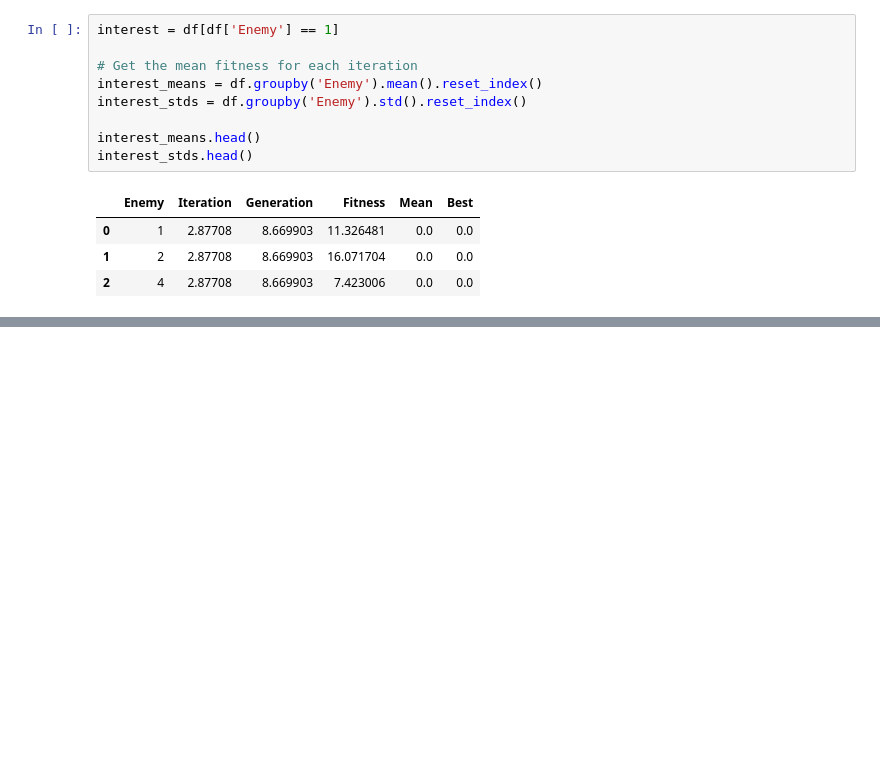
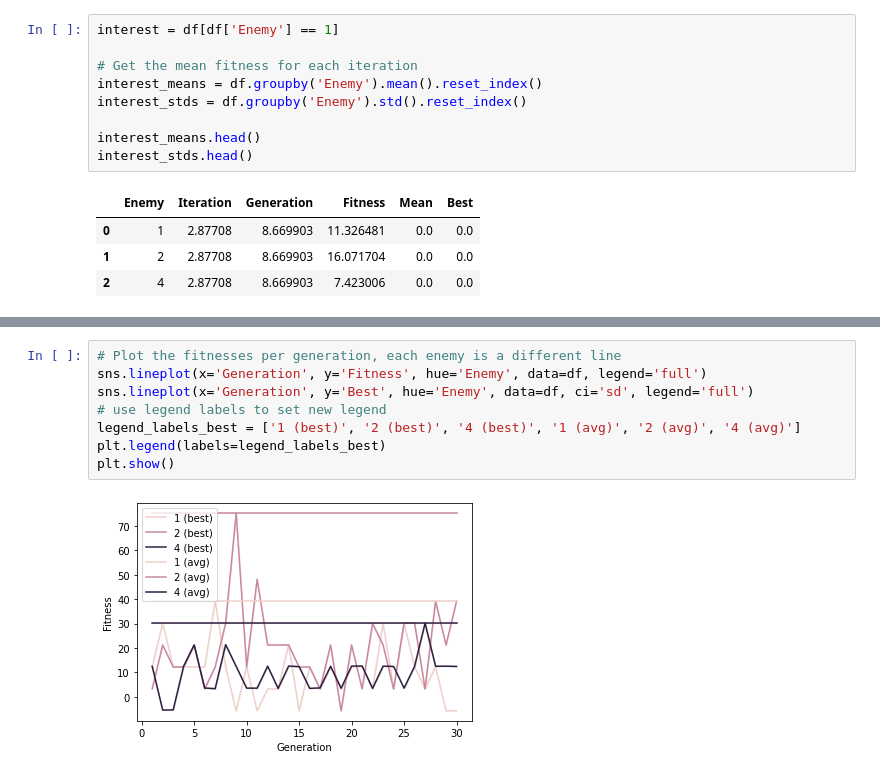
Before and after one commit to AashishSiddarth-1997/evoman_framework_G48, a Jupyter notebook: visualize.ipynb, the cells around one changed output, grey strips where cells are left out. Drawn from its saved outputs; the diff is of its cells as text; blank space fills up the shorter version.

```diff
--- a/visualize.ipynb
+++ b/visualize.ipynb
@@ -32,3 +84,13 @@ interest_stds.head()
+# %%
+# Plot the fitnesses per generation, each enemy is a different line
+sns.lineplot(x='Generation', y='Fitness', hue='Enemy', data=df, legend='full')
+sns.lineplot(x='Generation', y='Best', hue='Enemy', data=df, ci='sd', legend='full')
+# use legend labels to set new legend
+legend_labels_best = ['1 (best)', '2 (best)', '4 (best)', '1 (avg)', '2 (avg)', '4 (avg)']
+plt.legend(labels=legend_labels_best)
+plt.show()
+# %% [output]
+[figure, added]
 # %%
 # Plot the fitnesses over generations for enemy 1
 
```
Also changed, not shown: parts of 6 cells of this notebook, 33 other files.
